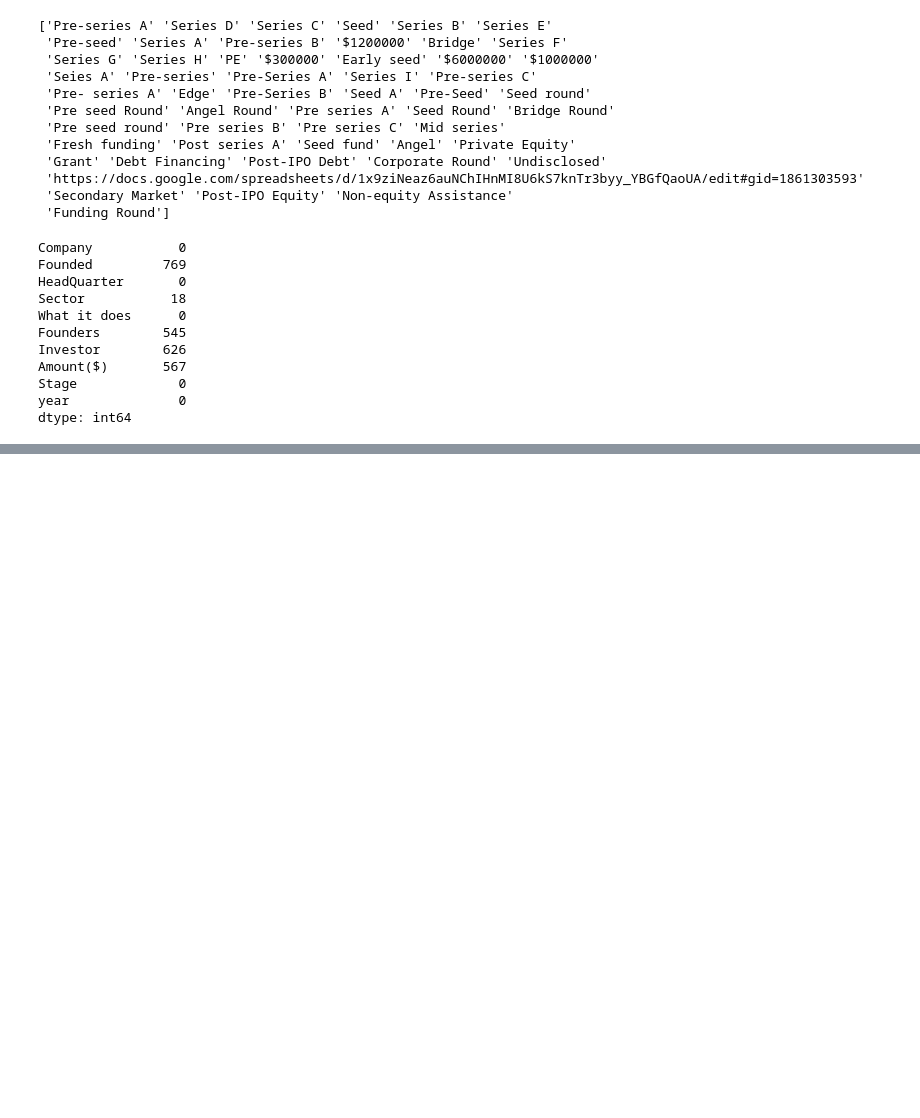
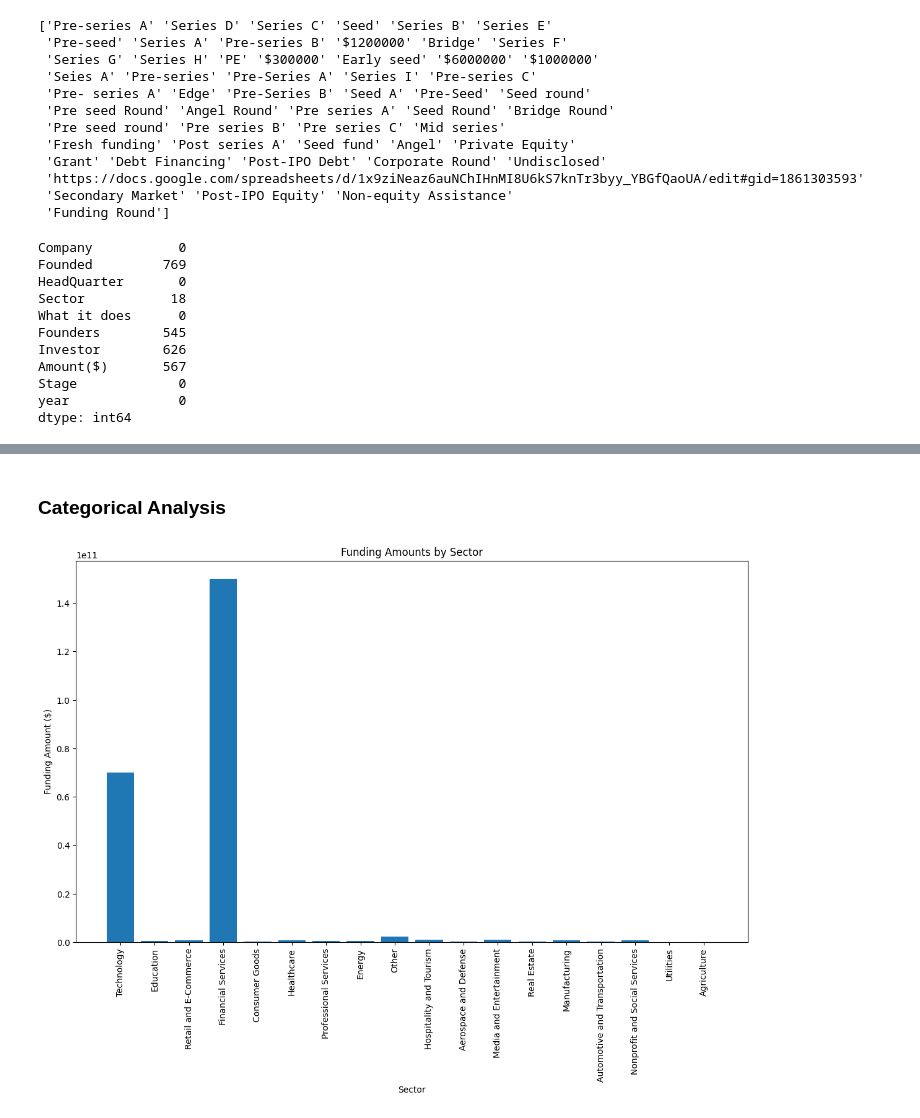
Before and after one commit to theleggero/Viability-of-the-Indian-Economy-for-new-businesses, a Jupyter notebook: Notebooks/project1.ipynb, the cells around one changed output, grey strips where cells are left out. Saved outputs shown, nothing was run; the diff lists cells and outputs as text; code cells hidden in the pictures; blank space fills up the shorter version.

```diff
--- a/Notebooks/project1.ipynb
+++ b/Notebooks/project1.ipynb
@@ -893,0 +1237,17 @@ dtype: int64
+# %% [markdown]
+### Categorical Analysis
+# %%
+# To get an overview of how the funding amounts vary across different categories (sectors, stages)
+
+# In this case we'll use a bar charts.
+
+# Box Plot by Sector
+plt.figure(figsize=(14, 8))
+plt.bar(x='Sector', height='Amount($)', data=clean_final_data)
+plt.xticks(rotation=90)
+plt.title('Funding Amounts by Sector')
+plt.xlabel('Sector')
+plt.ylabel('Funding Amount ($)')
+plt.show()
+# %% [output]
+[figure, added]
```
Also changed, not shown: parts of 58 cells of this notebook, 11 other files.
